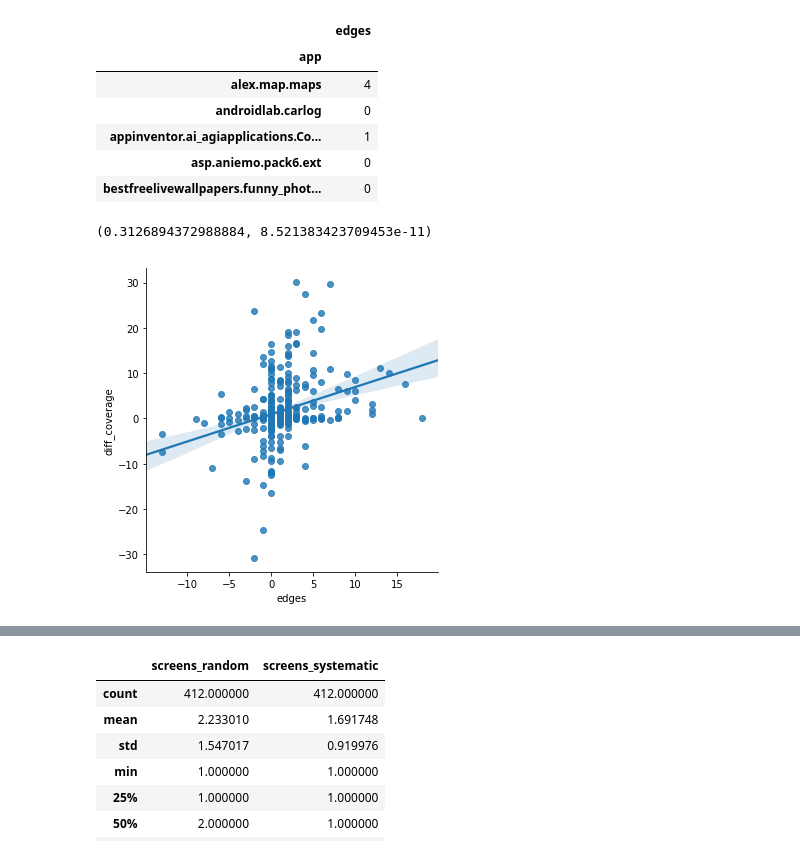
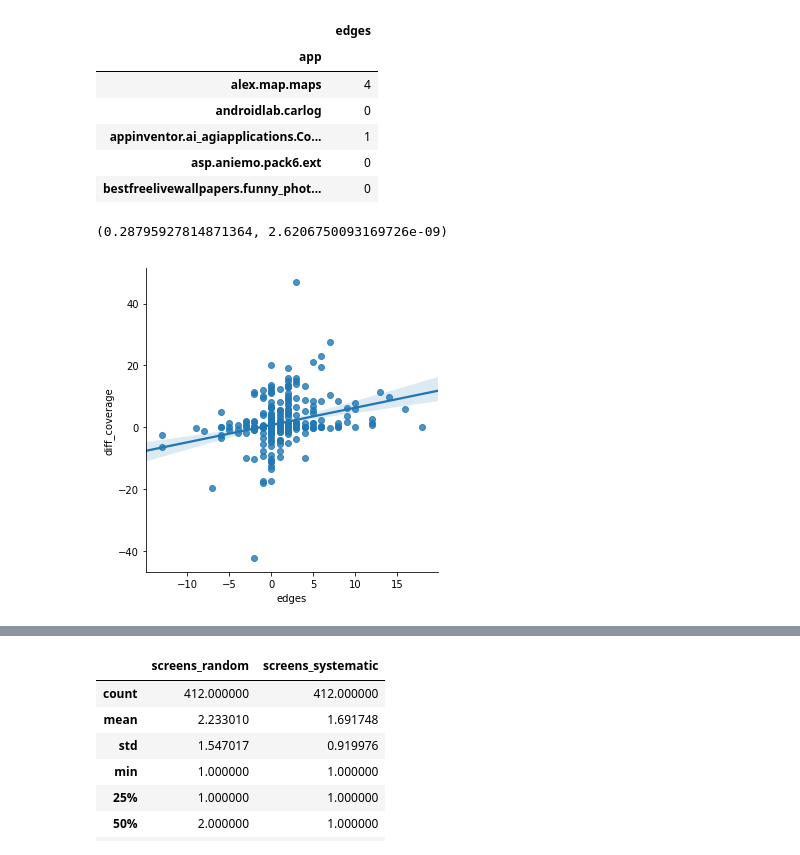
Before and after one commit to sangamk/IncubatorDataAnalyser, a Jupyter notebook: notebooks/GraphCoverage.ipynb, the cells around one changed output, grey strips where cells are left out. Saved outputs shown, nothing was run; the diff lists cells and outputs as text; code cells hidden in the pictures.

Commit message:
Moved coverage calc to CoverageHelper class

```diff
--- a/notebooks/GraphCoverage.ipynb
+++ b/notebooks/GraphCoverage.ipynb
@@ -37,0 +45,3 @@ test_graph_df.head()
+# %%
+systematic_block_coverage = CoverageHelper.calc_coverage(CoverageHelper.filter("block", "systematic", coverage_df))
+systematic_block_coverage.describe()
@@ -37,0 +58,3 @@ test_graph_df.head()
+# %%
+random_block_coverage = CoverageHelper.calc_coverage(CoverageHelper.filter("block", "random", coverage_df))
+random_block_coverage.describe()
@@ -37,0 +71,4 @@ test_graph_df.head()
+# %%
+diff_coverage = random_block_coverage - systematic_block_coverage
+diff_coverage = diff_coverage.to_frame("diff_coverage")
+diff_coverage.sort_values(by="diff_coverage", ascending=True)
@@ -76,10 +113,5 @@ coverage_with_test_graph.head()
 # %%
-random_coverage_with_test_graph = coverage_with_test_graph[(coverage_with_test_graph.strategy == "random")].drop(
-    'strategy', 1).set_index("app")
-systematic_coverage_with_test_graph = coverage_with_test_graph[
-    (coverage_with_test_graph.strategy == "systematic")].drop('strategy', 1).set_index("app")
-
-diff_in_coverage_per_app = pd.DataFrame()
-diff_in_coverage_per_app["diff_coverage"] = (
-            random_coverage_with_test_graph['coverage'] - systematic_coverage_with_test_graph['coverage']).dropna()
-diff_in_coverage_per_app.describe()
+random_coverage_with_test_graph = valid_test_graph[(valid_test_graph.strategy == "random")].drop(
+    'strategy', 1).groupby("app").count()
+systematic_coverage_with_test_graph = valid_test_graph[
+    (valid_test_graph.strategy == "systematic")].drop('strategy', 1).groupby("app").count()
@@ -126,14 +146,14 @@ diff_in_graph_per_app.head()
 | asp.aniemo.pack6.ext | 0 |
 | bestfreelivewallpapers.funny_phot... | 0 |
 # %%
-diff_result = pd.concat([diff_in_graph_per_app, diff_in_coverage_per_app], axis=1, sort=False).dropna()
+diff_result = pd.concat([diff_in_graph_per_app, diff_coverage], axis=1, sort=False).dropna()
 sns.lmplot(x='edges', y='diff_coverage', data=diff_result, fit_reg=True)
 plt.savefig("./data/scatterplot-diff-edges-diff-coverage.pdf", dpi=1200)
 diff_result.describe()
 pearsonr(diff_result.edges, diff_result.diff_coverage)
 # %% [output]
-(0.3126894372988884, 8.521383423709453e-11)
+(0.28795927814871364, 2.6206750093169726e-09)
-[figure, old version]
+[figure, new version]
 # %%
 number_of_unique_screens_per_app = valid_test_graph[['strategy', 'app', 'source', 'target']].melt(
     id_vars=['strategy', 'app'])
```
Also changed, not shown: parts of 23 cells of this notebook, 2 other files.
